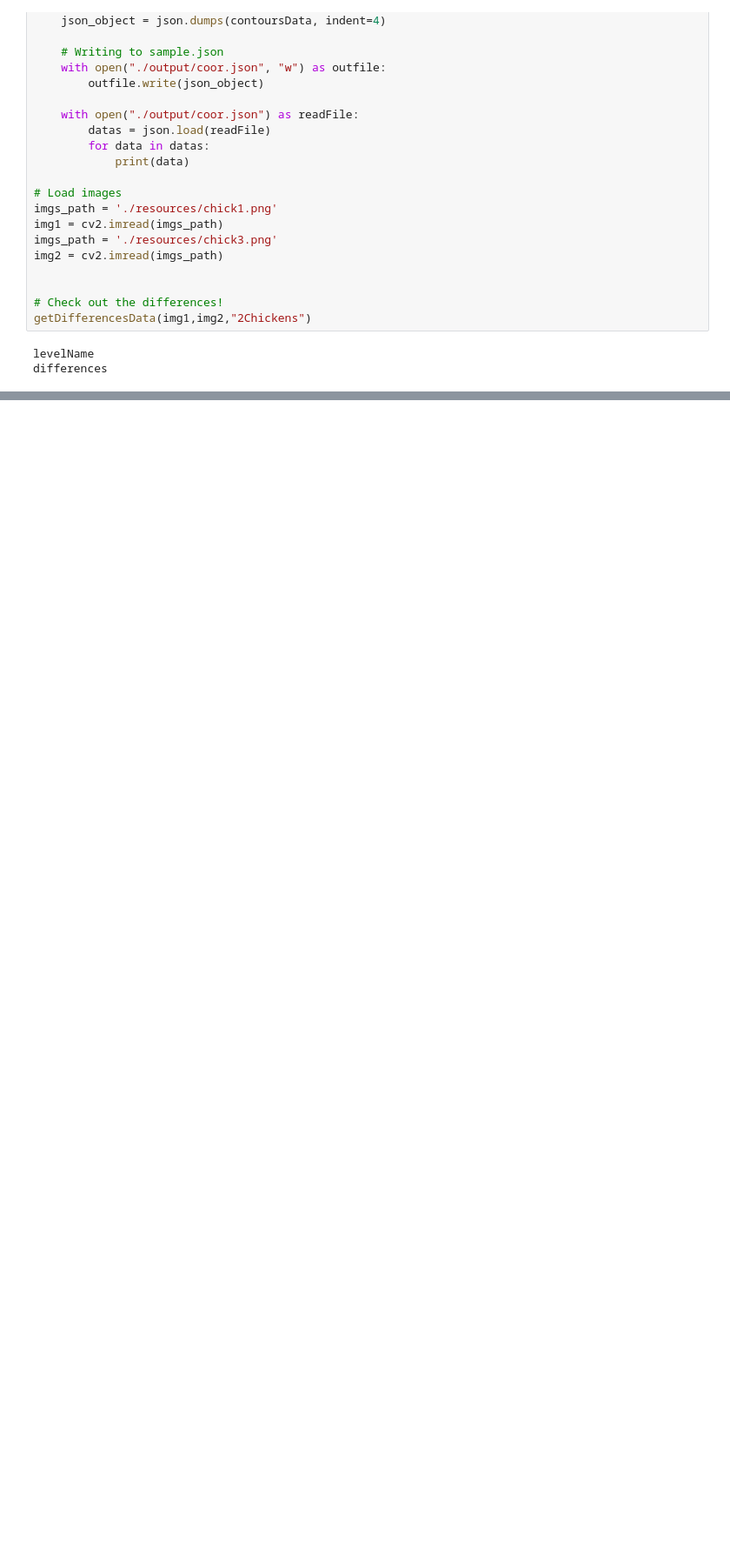
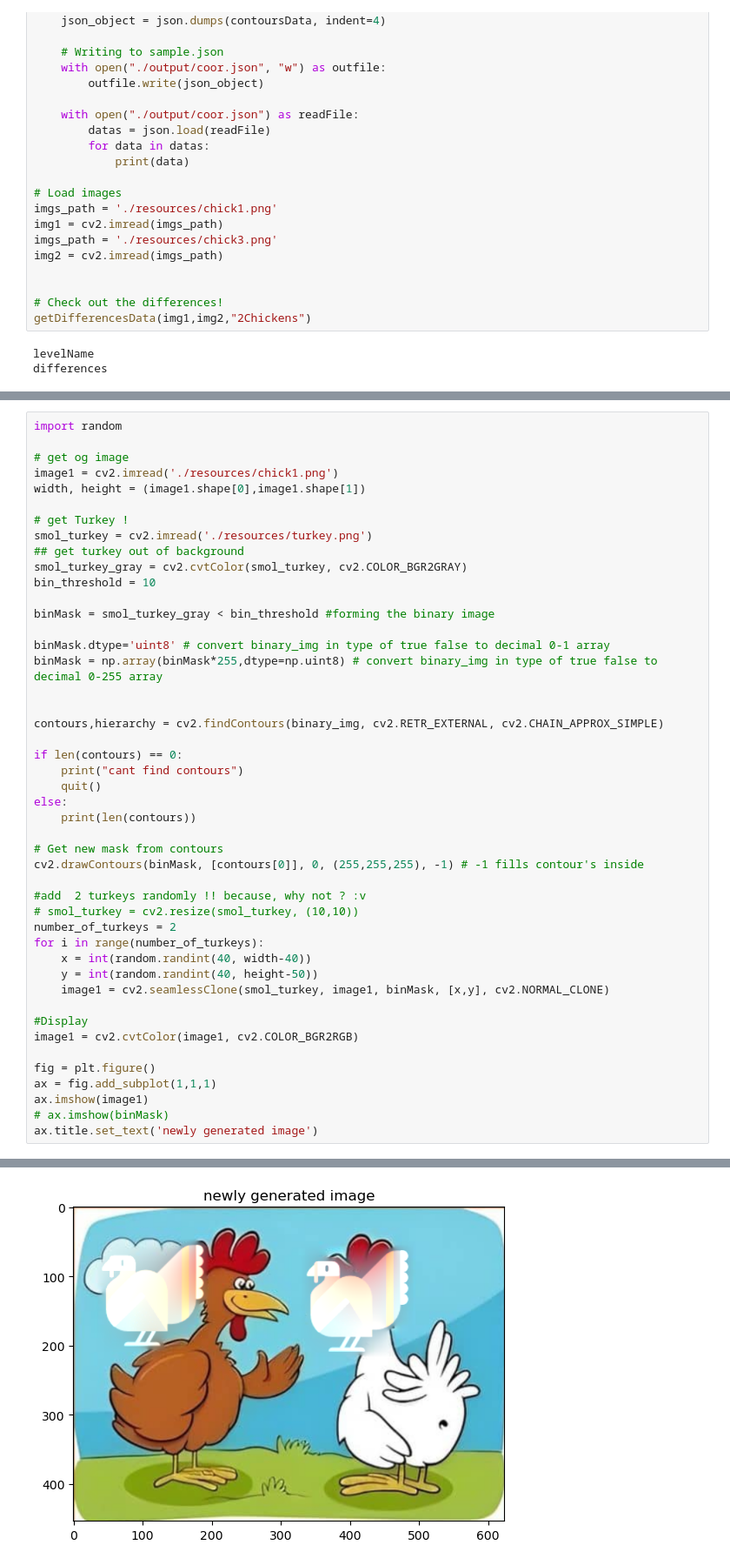
Before and after one commit to hung117/DetectDifferences, a Jupyter notebook: imageProcess/imageSegment.ipynb, the cells around one changed output, grey strips where cells are left out. Shown at 87% size. Drawn from its saved outputs; the diff is of its cells as text; blank space fills up the shorter version.

```diff
--- a/imageProcess/imageSegment.ipynb
+++ b/imageProcess/imageSegment.ipynb
@@ -384,0 +451,47 @@ differences
+# %%
+import random
+
+# get og image
+image1 = cv2.imread('./resources/chick1.png')
+width, height = (image1.shape[0],image1.shape[1])
+
+# get Turkey !
+smol_turkey = cv2.imread('./resources/turkey.png')
+## get turkey out of background
+smol_turkey_gray = cv2.cvtColor(smol_turkey, cv2.COLOR_BGR2GRAY)
+bin_threshold = 10
+
+binMask = smol_turkey_gray < bin_threshold #forming the binary image
+
+binMask.dtype='uint8' # convert binary_img in type of true false to decimal 0-1 array
+binMask = np.array(binMask*255,dtype=np.uint8) # convert binary_img in type of true false to decimal 0-255 array
+
+
+contours,hierarchy = cv2.findContours(binary_img, cv2.RETR_EXTERNAL, cv2.CHAIN_APPROX_SIMPLE)
+
+if len(contours) == 0:
+    print("cant find contours")
+    quit()
+else:
+    print(len(contours))
+
+# Get new mask from contours
+cv2.drawContours(binMask, [contours[0]], 0, (255,255,255), -1) # -1 fills contour's inside
+
+#add  2 turkeys randomly !! because, why not ? :v
+# smol_turkey = cv2.resize(smol_turkey, (10,10))
+number_of_turkeys = 2
+for i in range(number_of_turkeys):
+    x = int(random.randint(40, width-40))
+    y = int(random.randint(40, height-50))
+    image1 = cv2.seamlessClone(smol_turkey, image1, binMask, [x,y], cv2.NORMAL_CLONE)
+
+#Display
+image1 = cv2.cvtColor(image1, cv2.COLOR_BGR2RGB)
+
+fig = plt.figure()
+ax = fig.add_subplot(1,1,1)
+ax.imshow(image1)
+# ax.imshow(binMask)
+ax.title.set_text('newly generated image')
+# %% [output]
@@ -384,0 +499 @@ differences
+[figure, added]
```
Also changed, not shown: parts of 13 cells of this notebook, 3 other files.
